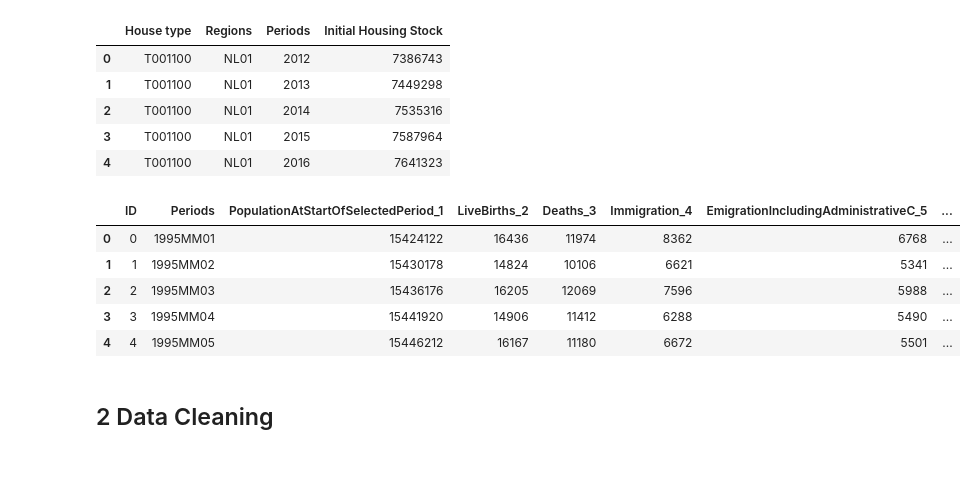
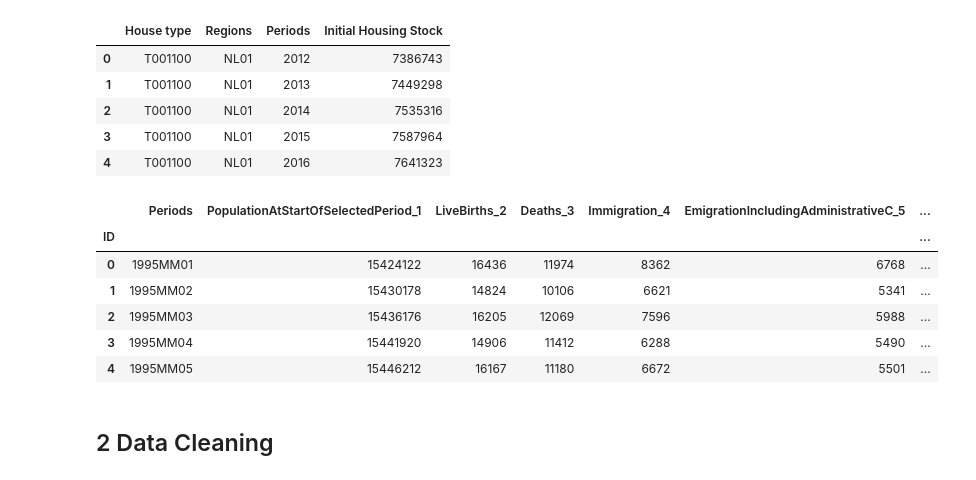
Before and after one commit to Xenoxort/neth_demography, a Jupyter notebook: neth_demography.ipynb, the cells around one changed output. Cells and saved outputs as stored; diff of their text form; code cells hidden in the pictures.

Commit message:
Cleaned the population data

```diff
--- a/neth_demography.ipynb
+++ b/neth_demography.ipynb
@@ -39,15 +39,16 @@ df_house_region.head()
 | 3 | T001100 | NL01 | 2015 | 7587964 |
 | 4 | T001100 | NL01 | 2016 | 7641323 |
 # %%
-df_population = pd.read_csv("population.csv")
+df_population = pd.read_csv("population.csv", index_col = "ID")
 df_population.head()
 # %% [output]
-|  | ID | Periods | PopulationAtStartOfSelectedPeriod_1 | LiveBirths_2 | Deaths_3 | Immigration_4 | EmigrationIncludingAdministrativeC_5 | ... |
-| 0 | 0 | 1995MM01 | 15424122 | 16436 | 11974 | 8362 | 6768 | ... |
-| 1 | 1 | 1995MM02 | 15430178 | 14824 | 10106 | 6621 | 5341 | ... |
-| 2 | 2 | 1995MM03 | 15436176 | 16205 | 12069 | 7596 | 5988 | ... |
-| 3 | 3 | 1995MM04 | 15441920 | 14906 | 11412 | 6288 | 5490 | ... |
-| 4 | 4 | 1995MM05 | 15446212 | 16167 | 11180 | 6672 | 5501 | ... |
+|  | Periods | PopulationAtStartOfSelectedPeriod_1 | LiveBirths_2 | Deaths_3 | Immigration_4 | EmigrationIncludingAdministrativeC_5 | ... |
+| ID |  |  |  |  |  |  | ... |
+| 0 | 1995MM01 | 15424122 | 16436 | 11974 | 8362 | 6768 | ... |
+| 1 | 1995MM02 | 15430178 | 14824 | 10106 | 6621 | 5341 | ... |
+| 2 | 1995MM03 | 15436176 | 16205 | 12069 | 7596 | 5988 | ... |
+| 3 | 1995MM04 | 15441920 | 14906 | 11412 | 6288 | 5490 | ... |
+| 4 | 1995MM05 | 15446212 | 16167 | 11180 | 6672 | 5501 | ... |
 # %% [markdown]
 ## 2 Data Cleaning
 # %%
```
Also changed, not shown: parts of 6 cells of this notebook.
